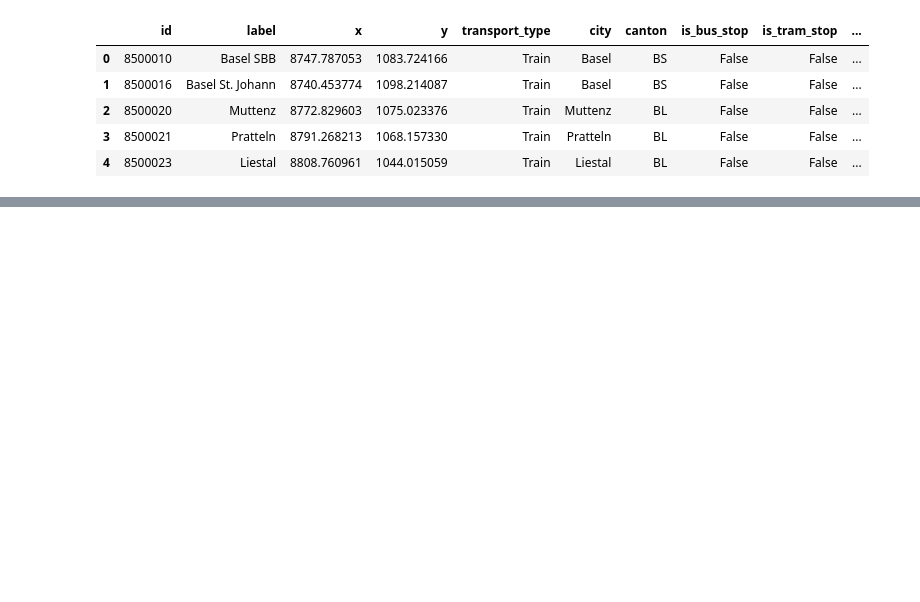
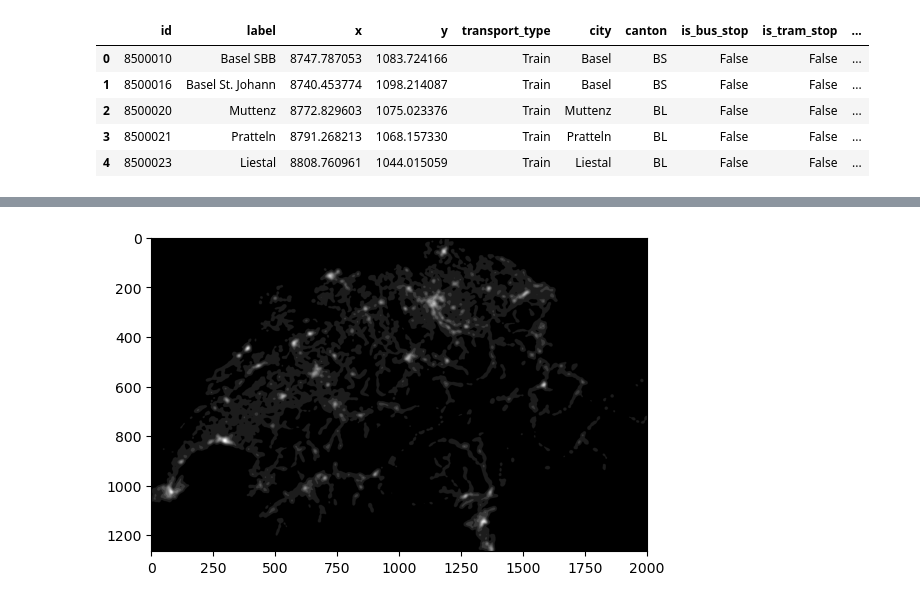
Before and after one commit to com-480-data-visualization/project-2023-choo-choo-data-darlings, a Jupyter notebook: notebooks/heatmap/basic_heatmap.ipynb, the cells around one changed output, grey strips where cells are left out. Drawn from its saved outputs; the diff is of its cells as text; code cells hidden in the pictures; blank space fills up the shorter version.

```diff
--- a/notebooks/heatmap/basic_heatmap.ipynb
+++ b/notebooks/heatmap/basic_heatmap.ipynb
@@ -165,0 +229,25 @@ heatmap.show_density_heatmap_for_all_transport_types(radius=5)
+# %%
+# Merge them together in a single image
+min_density_value = density_hm.min() + 0.01
+max_density_value = density_hm.max()
+n_steps = 10
+values = np.linspace(min_density_value, max_density_value, n_steps)
+
+# Initialize a blank image with the same dimensions as the density heatmap
+final_image = np.zeros_like(density_hm, dtype=np.float32)
+
+# Iterate through each threshold value
+for value in values:
+    # Create a binary mask with 1s where the density heatmap is above the threshold
+    mask = (density_hm > value).astype(np.float32)
+    # Add the current mask to the final image, setting the intensity to the current threshold value
+    final_image += mask
+
+# Normalize the final image by dividing by the sum of all threshold values
+final_image /= values.sum()
+
+# Plot the final image
+plt.imshow(final_image, cmap='gray')
+plt.show()
+# %% [output]
+[figure, added]
```
Also changed, not shown: parts of 8 cells of this notebook, 17 other files.
